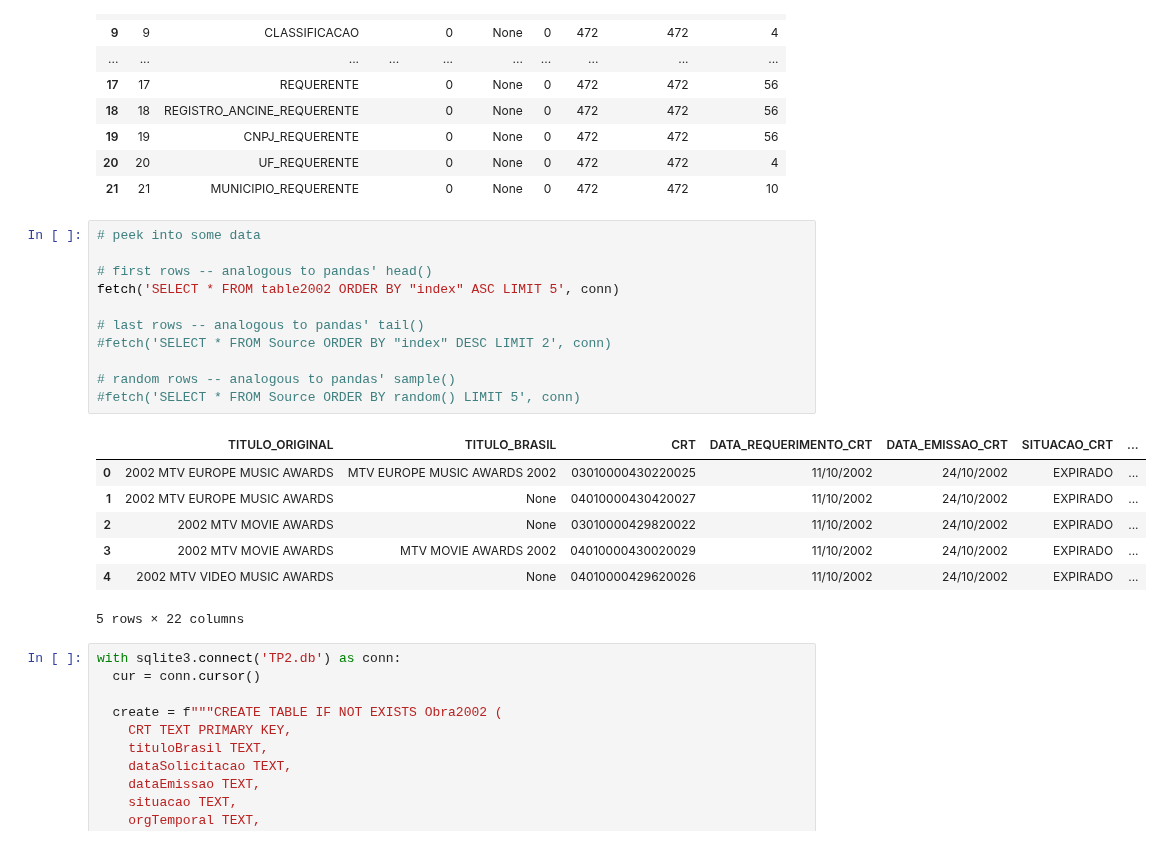
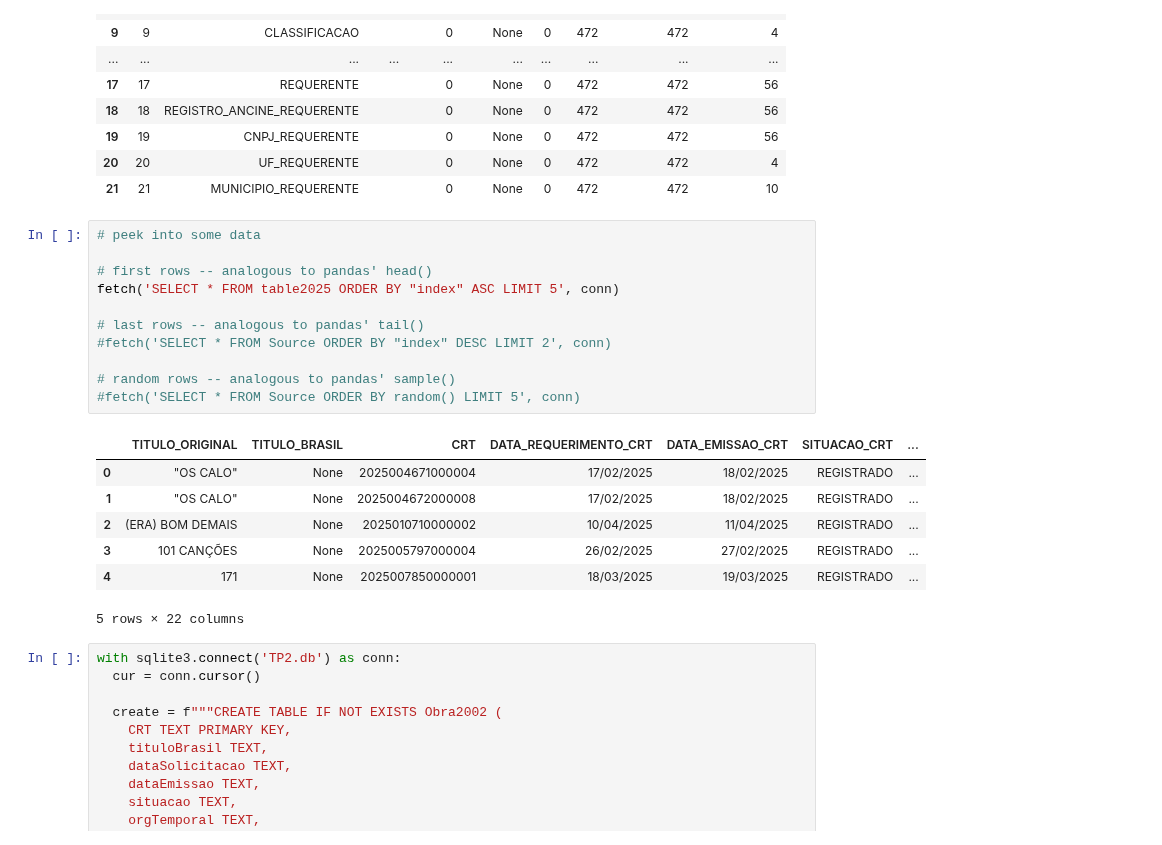
Before and after one commit to MarceleLouiseSAra/TPs-IBD, a Jupyter notebook: TP2.ipynb, the cells around one changed output. Drawn from its saved outputs; the diff is of its cells as text.

```diff
--- a/TP2.ipynb
+++ b/TP2.ipynb
@@ -225,21 +225,21 @@ info('table2002', conn)
 # %%
 # peek into some data
 
 # first rows -- analogous to pandas' head()
-fetch('SELECT * FROM table2002 ORDER BY "index" ASC LIMIT 5', conn)
+fetch('SELECT * FROM table2025 ORDER BY "index" ASC LIMIT 5', conn)
 
 # last rows -- analogous to pandas' tail()
 #fetch('SELECT * FROM Source ORDER BY "index" DESC LIMIT 2', conn)
 
 # random rows -- analogous to pandas' sample()
 #fetch('SELECT * FROM Source ORDER BY random() LIMIT 5', conn)
 # %% [output]
 |  | TITULO_ORIGINAL | TITULO_BRASIL | CRT | DATA_REQUERIMENTO_CRT | DATA_EMISSAO_CRT | SITUACAO_CRT | ... |
-| 0 | 2002 MTV EUROPE MUSIC AWARDS | MTV EUROPE MUSIC AWARDS 2002 | 03010000430220025 | 11/10/2002 | 24/10/2002 | EXPIRADO | ... |
-| 1 | 2002 MTV EUROPE MUSIC AWARDS | None | 04010000430420027 | 11/10/2002 | 24/10/2002 | EXPIRADO | ... |
-| 2 | 2002 MTV MOVIE AWARDS | None | 03010000429820022 | 11/10/2002 | 24/10/2002 | EXPIRADO | ... |
-| 3 | 2002 MTV MOVIE AWARDS | MTV MOVIE AWARDS 2002 | 04010000430020029 | 11/10/2002 | 24/10/2002 | EXPIRADO | ... |
-| 4 | 2002 MTV VIDEO MUSIC AWARDS | None | 04010000429620026 | 11/10/2002 | 24/10/2002 | EXPIRADO | ... |
+| 0 | "OS CALO" | None | 2025004671000004 | 17/02/2025 | 18/02/2025 | REGISTRADO | ... |
+| 1 | "OS CALO" | None | 2025004672000008 | 17/02/2025 | 18/02/2025 | REGISTRADO | ... |
+| 2 | (ERA) BOM DEMAIS | None | 2025010710000002 | 10/04/2025 | 11/04/2025 | REGISTRADO | ... |
+| 3 | 101 CANÇÕES | None | 2025005797000004 | 26/02/2025 | 27/02/2025 | REGISTRADO | ... |
+| 4 | 171 | None | 2025007850000001 | 18/03/2025 | 19/03/2025 | REGISTRADO | ... |
 5 rows × 22 columns
 # %%
 with sqlite3.connect('TP2.db') as conn:
```
Also changed, not shown: parts of 5 cells of this notebook.
